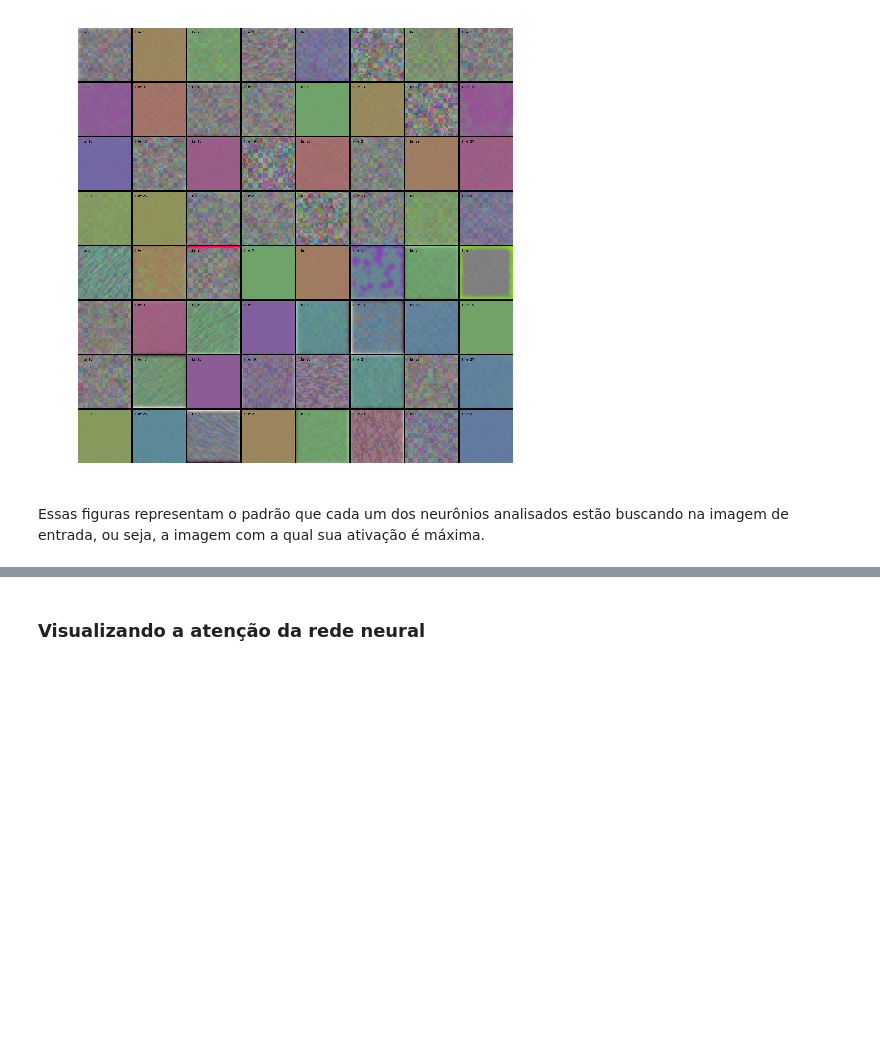
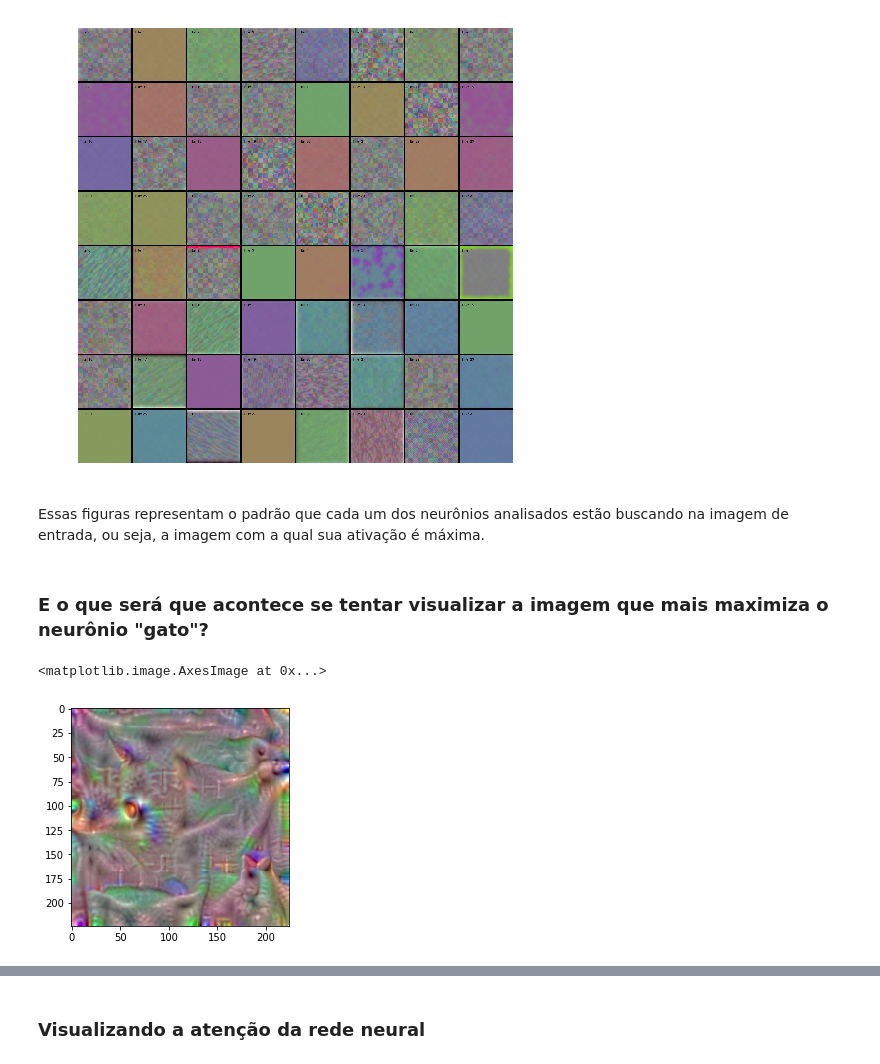
Before and after one commit to cassinaooo/deeplearningsummit, a Jupyter notebook: Transfer Learningv2.ipynb, the cells around one changed output, grey strips where cells are left out. Drawn from its saved outputs; the diff is of its cells as text; code cells hidden in the pictures; blank space fills up the shorter version.

```diff
--- a/Transfer Learningv2.ipynb
+++ b/Transfer Learningv2.ipynb
@@ -415,3 +420,11 @@ plt.show()
 [figure]
 # %% [markdown]
 Essas figuras representam o padrão que cada um dos neurônios analisados estão buscando na imagem de entrada, ou seja, a imagem com a qual sua ativação é máxima.
+# %% [markdown]
+### E o que será que acontece se tentar visualizar a imagem que mais maximiza o neurônio "gato"?
+# %%
+img = visualize_activation(model, -1, filter_indices=0)
+plt.imshow(img)
+# %% [output]
+<matplotlib.image.AxesImage at 0x...>
+[figure, added]
```
Also changed, not shown: parts of 32 cells of this notebook, 2 other files.
